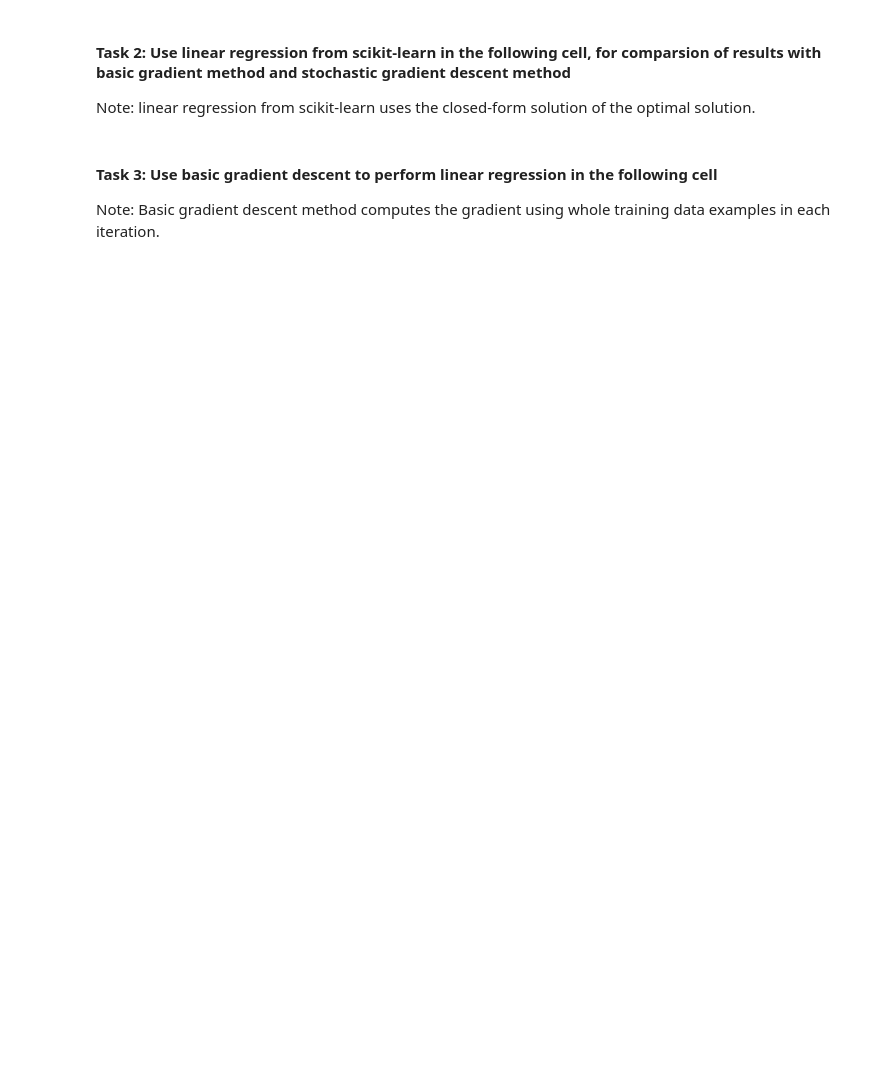
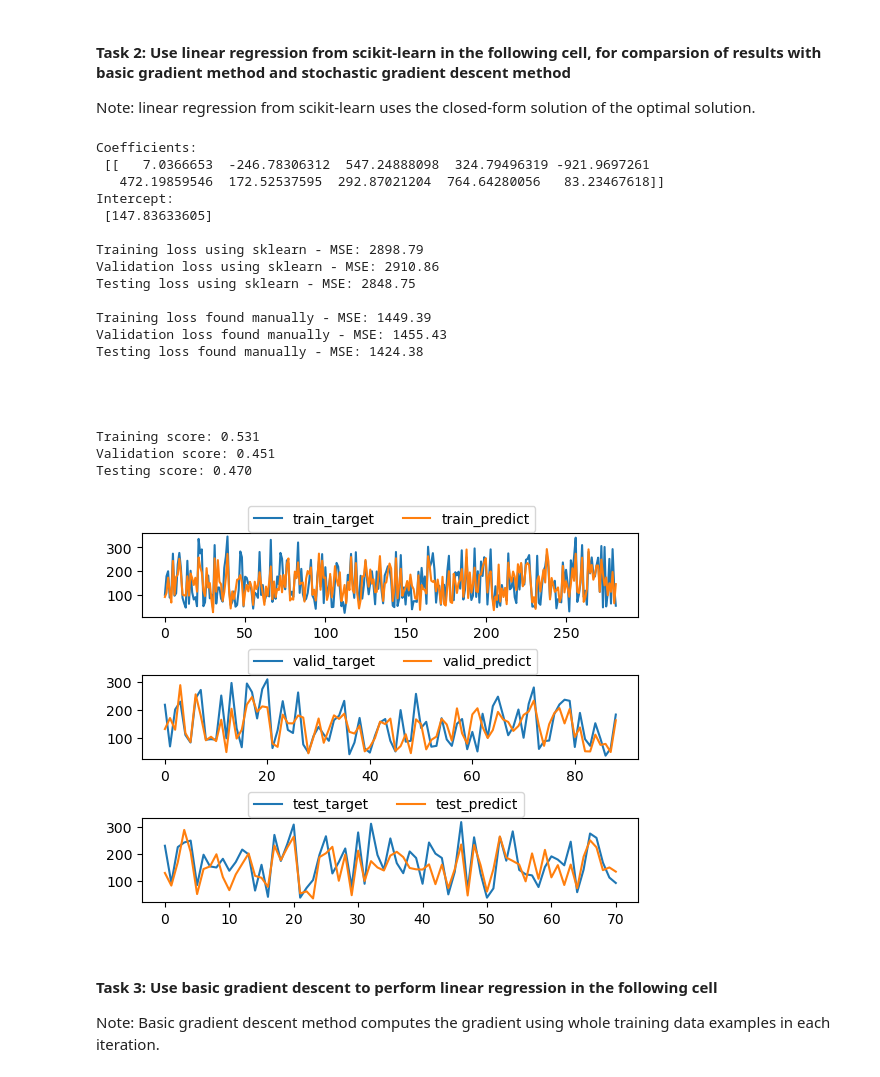
Before and after one commit to mattalcasabas/CS4210_Assignment1, a Jupyter notebook: Alcasabas_Matthew_assignment1.ipynb, the cells around one changed output. Saved outputs shown, nothing was run; the diff lists cells and outputs as text; code cells hidden in the pictures; blank space fills up the shorter version.

```diff
--- a/Alcasabas_Matthew_assignment1.ipynb
+++ b/Alcasabas_Matthew_assignment1.ipynb
@@ -31,3 +64,80 @@ Note: linear regression from scikit-learn uses the closed-form solution of the o
+# %%
+from sklearn.linear_model import LinearRegression
+import matplotlib.pyplot as plt
+
+lr = LinearRegression()
+# fit model using training data
+lr.fit(train_data, train_target)
+
+# print weights and bias of the model
+print('Coefficients: \n', lr.coef_)
+print('Intercept: \n', lr.intercept_)
+print()
+
+# finding mean squared error via sklearn
+from sklearn.metrics import mean_squared_error
+print("Training loss using sklearn - MSE: %.2f" % (mean_squared_error(train_target, lr.predict(train_data))))
+print("Validation loss using sklearn - MSE: %.2f" % (mean_squared_error(valid_target, lr.predict(valid_data))))
+print("Testing loss using sklearn - MSE: %.2f" % (mean_squared_error(test_target, lr.predict(test_data))))
+print()
+
+# finding mean squared error manually using numpy
+print("Training loss found manually - MSE: %.2f" % (np.mean((lr.predict(train_data) - train_target) ** 2) / 2))
+print("Validation loss found manually - MSE: %.2f" % (np.mean((lr.predict(valid_data) - valid_target) ** 2) / 2))
+print("Testing loss found manually - MSE: %.2f" % (np.mean((lr.predict(test_data) - test_target) ** 2) / 2))
+print()
+
+# visualizing true answers and predicted values
+fig = plt.figure()
+fig.subplots_adjust(hspace = 0.7)
+
+# plot training data: true vs predicted
+plt.subplot(3,1,1)
+plt.plot(np.arange(train_target.shape[0]), train_target, label = "train_target")
+plt.plot(np.arange(train_target.shape[0]), lr.predict(train_data), label = "train_predict")
+plt.legend(bbox_to_anchor = (0.2, 0.93), ncol = 2)
+print()
+
+# plot validation data: true vs predicted
+plt.subplot(3,1,2)
+plt.plot(np.arange(valid_target.shape[0]), valid_target, label = "valid_target")
+plt.plot(np.arange(valid_target.shape[0]), lr.predict(valid_data), label = "valid_predict")
+plt.legend(bbox_to_anchor = (0.2, 0.93), ncol = 2)
+print()
+
+# plot testing data: true vs predicted
+plt.subplot(3,1,3)
+plt.plot(np.arange(test_target.shape[0]), test_target, label = "test_target")
+plt.plot(np.arange(test_target.shape[0]), lr.predict(test_data), label = "test_predict")
+plt.legend(bbox_to_anchor = (0.2, 0.93), ncol = 2)
+print()
+
+# print score of how well the regression model fits the data
+print("Training score: %.3f" % lr.score(train_data, train_target))
+print("Validation score: %.3f" % lr.score(valid_data, valid_target))
+print("Testing score: %.3f" % lr.score(test_data, test_target))
+# %% [output]
+Coefficients:
+ [[   7.0366653  -246.78306312  547.24888098  324.79496319 -921.9697261
+   472.19859546  172.52537595  292.87021204  764.64280056   83.23467618]]
+Intercept:
+ [147.83633605]
+
+Training loss using sklearn - MSE: 2898.79
+Validation loss using sklearn - MSE: 2910.86
+Testing loss using sklearn - MSE: 2848.75
+
+Training loss found manually - MSE: 1449.39
+Validation loss found manually - MSE: 1455.43
+Testing loss found manually - MSE: 1424.38
+
+
+
+
+Training score: 0.531
+Validation score: 0.451
+Testing score: 0.470
+[figure, added]
 # %% [markdown]
 <h4> Task 3: Use basic gradient descent to perform linear regression in the following cell</h4>
 
```
Also changed, not shown: parts of 5 cells of this notebook.
